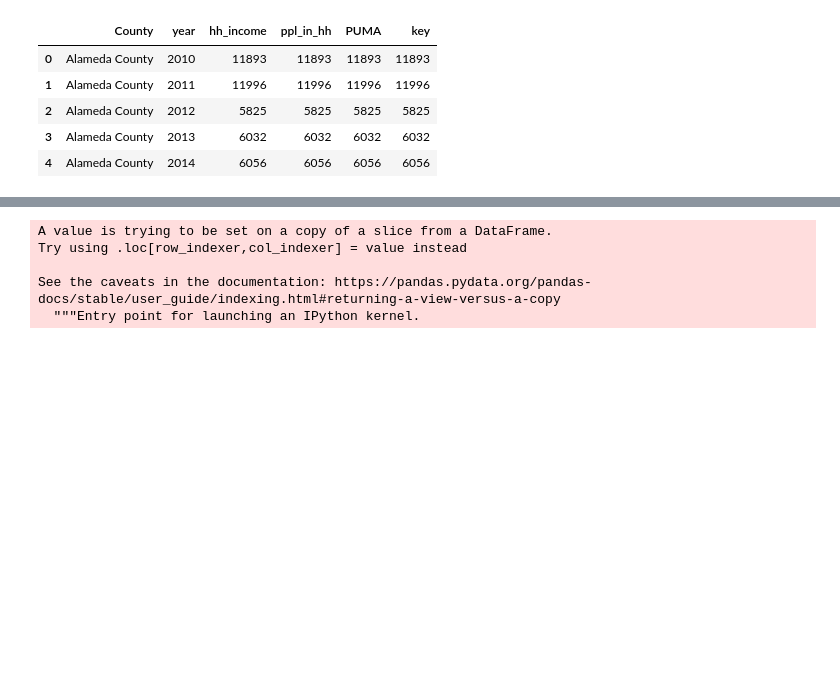
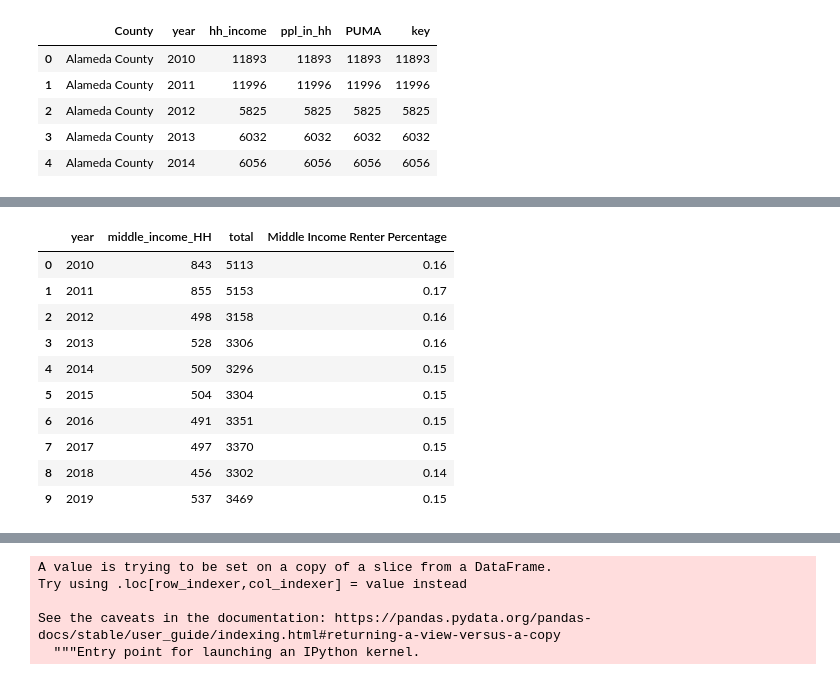
Before and after one commit to qunderriner/AMI_bands, a Jupyter notebook: AMI_Bands_Main_file_Clean-v2_12-7.ipynb, the cells around one changed output, grey strips where cells are left out. Saved outputs shown, nothing was run; the diff lists cells and outputs as text; code cells hidden in the pictures; blank space fills up the shorter version.

```diff
--- a/AMI_Bands_Main_file_Clean-v2_12-7.ipynb
+++ b/AMI_Bands_Main_file_Clean-v2_12-7.ipynb
@@ -460,0 +531,15 @@ array(['Alameda County', 'Butte County', 'Contra Costa County',
+# %%
+sf_mid_income = mid_income_count_percentage[mid_income_count_percentage.County_Name == "San Francisco County"]
+sf_mid_income.groupby("year").mean().reset_index()
+# %% [output]
+|  | year | middle_income_HH | total | Middle Income Renter Percentage |
+| 0 | 2010 | 843 | 5113 | 0.16 |
+| 1 | 2011 | 855 | 5153 | 0.17 |
+| 2 | 2012 | 498 | 3158 | 0.16 |
+| 3 | 2013 | 528 | 3306 | 0.16 |
+| 4 | 2014 | 509 | 3296 | 0.15 |
+| 5 | 2015 | 504 | 3304 | 0.15 |
+| 6 | 2016 | 491 | 3351 | 0.15 |
+| 7 | 2017 | 497 | 3370 | 0.15 |
+| 8 | 2018 | 456 | 3302 | 0.14 |
+| 9 | 2019 | 537 | 3469 | 0.15 |
```
Also changed, not shown: parts of 32 cells of this notebook.
